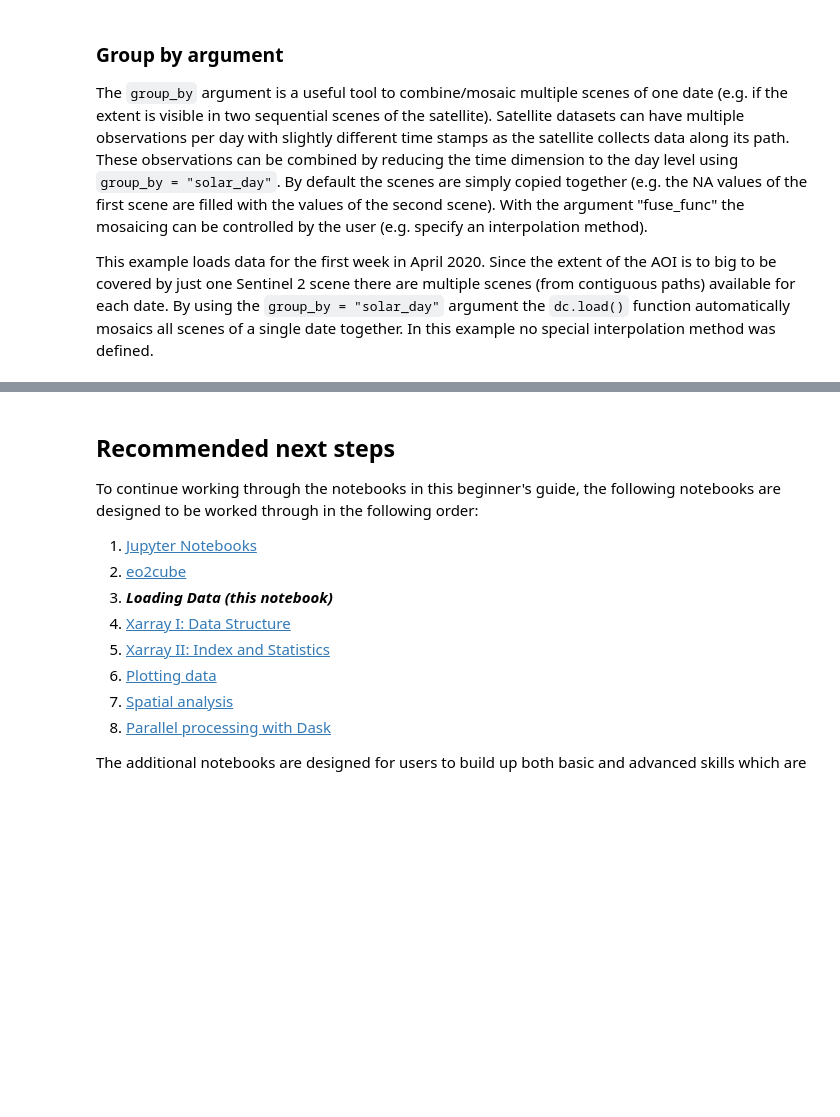
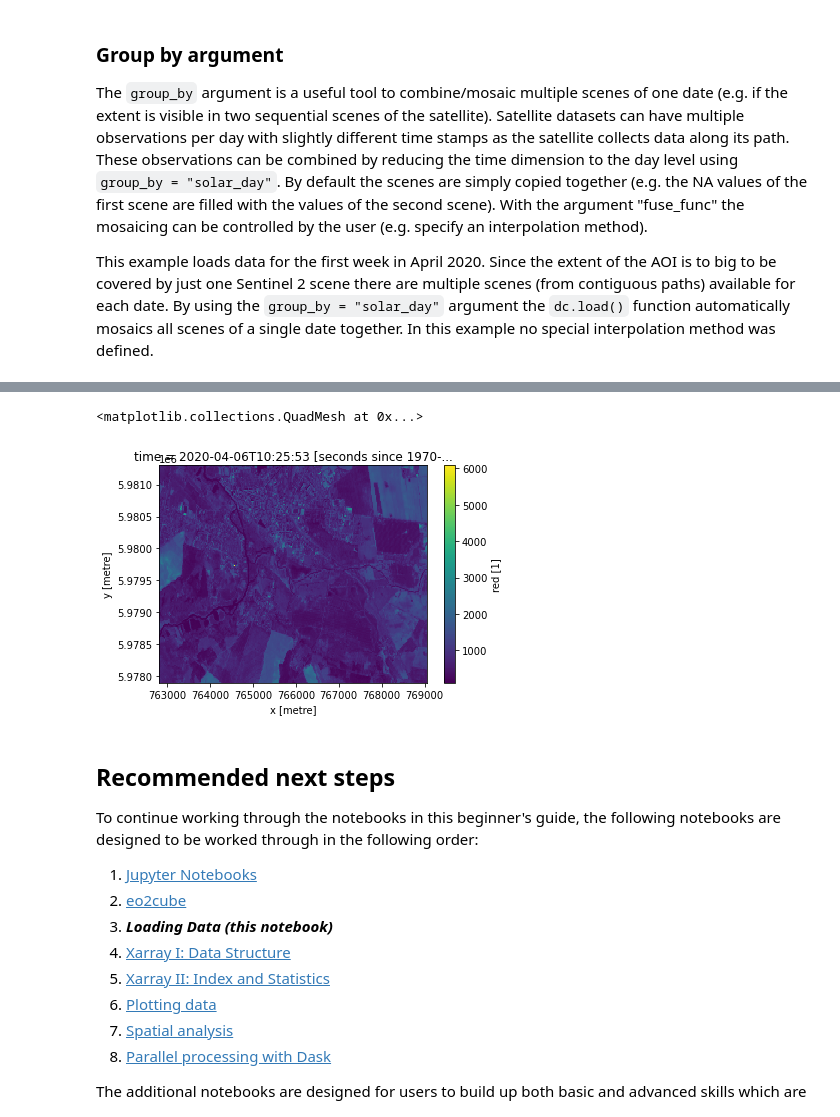
Before and after one commit to eo2cube/datacube_eagles, a Jupyter notebook: 3_Data_Cube_Basics/notebooks/01_data_lookup_and_loading.ipynb, the cells around one changed output, grey strips where cells are left out. Saved outputs shown, nothing was run; the diff lists cells and outputs as text; code cells hidden in the pictures; blank space fills up the shorter version.

```diff
--- a/3_Data_Cube_Basics/notebooks/01_data_lookup_and_loading.ipynb
+++ b/3_Data_Cube_Basics/notebooks/01_data_lookup_and_loading.ipynb
@@ -338,0 +363,11 @@ data.red.isel(time=[0,1,2]).plot(col="time")
+# %%
+data = dc.load(product= "s2_l2a",
+               geopolygon = geopolygon,
+               time= ("2020-04-01", "2020-04-15"),
+               measurements= ["blue", "green", "red"],
+               output_crs = "EPSG:32632",
+               resolution = (-20, 20),
+               group_by = "solar_day",
+               progress_cbk=with_ui_cbk())
+
+data
@@ -339,3 +390,8 @@ data.red.isel(time=[0,1,2]).plot(col="time")
+# %%
+data.red.isel(time=2).plot()
+# %% [output]
+<matplotlib.collections.QuadMesh at 0x...>
+[figure, added]
 # %% [markdown]
 ## Recommended next steps
 
```
Also changed, not shown: parts of 26 cells of this notebook, 11 other files.
